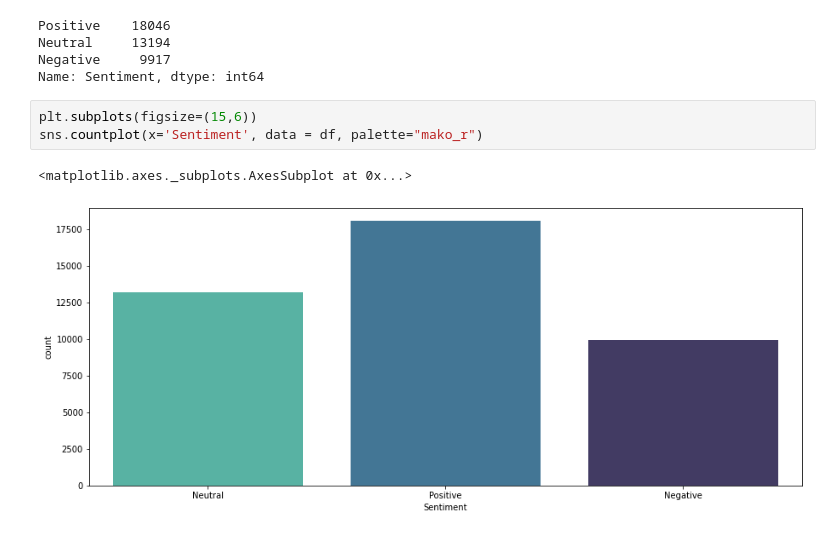
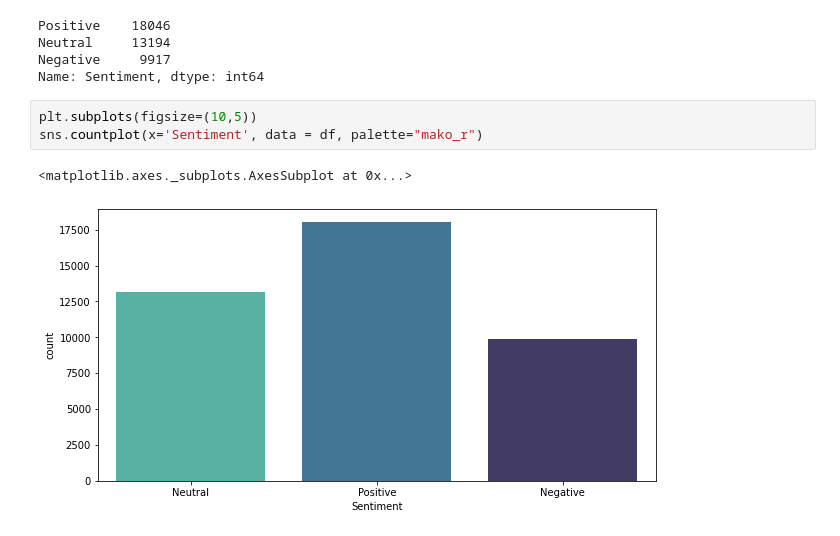
Before and after one commit to Nikkiie/Covid-tweet-sentiment-analysis-Classification, a Jupyter notebook: Covid_19_Tweet_Analysis.ipynb, the cells around one changed output. Cells and saved outputs as stored; diff of their text form.

```diff
--- a/Covid_19_Tweet_Analysis.ipynb
+++ b/Covid_19_Tweet_Analysis.ipynb
@@ -292,8 +292,8 @@ Neutral     13194
 Negative     9917
 Name: Sentiment, dtype: int64
 # %%
-plt.subplots(figsize=(15,6))
+plt.subplots(figsize=(10,5))
 sns.countplot(x='Sentiment', data = df, palette="mako_r")
 # %% [output]
 <matplotlib.axes._subplots.AxesSubplot at 0x...>
-[figure, old version]
+[figure, new version]
```
Also changed, not shown: parts of 9 cells of this notebook.
